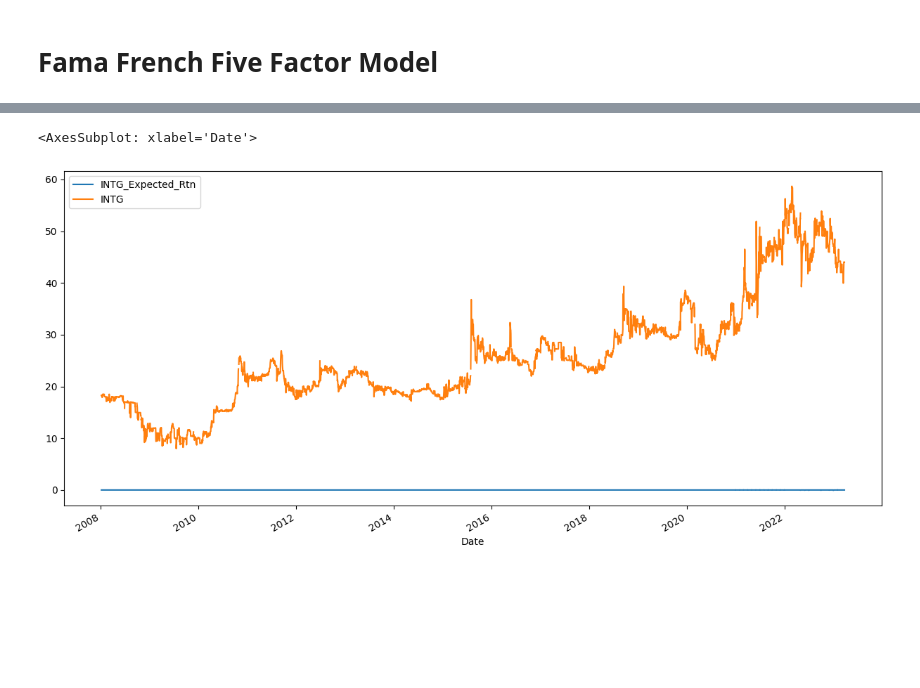
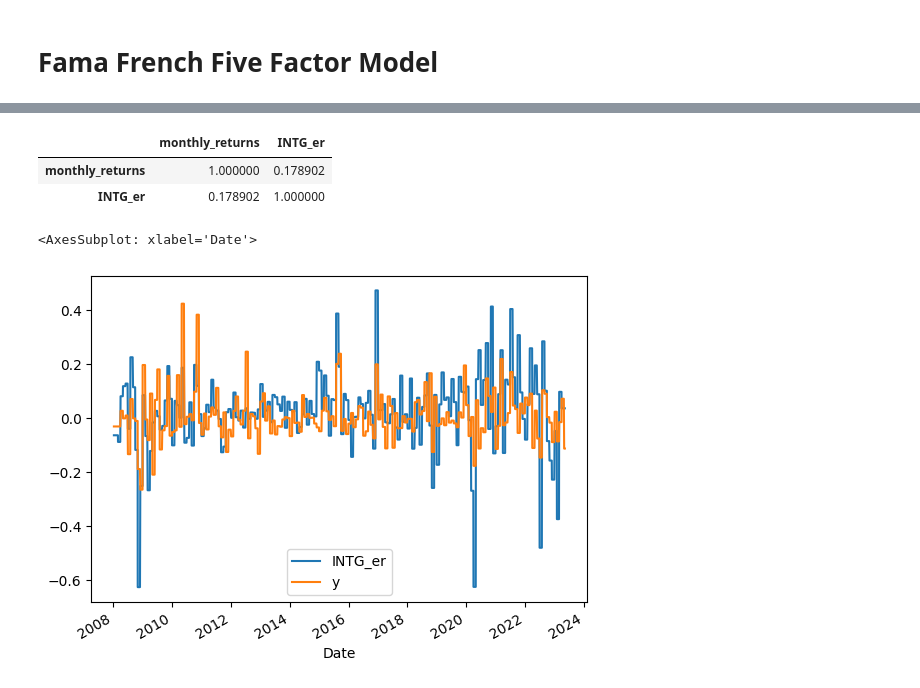
Before and after one commit to jboesen/ajs-trading-bot, a Jupyter notebook: 5.2 FFF Portfolio.ipynb, the cells around one changed output, grey strips where cells are left out. Drawn from its saved outputs; the diff is of its cells as text; code cells hidden in the pictures; blank space fills up the shorter version.

```diff
--- a/5.2 FFF Portfolio.ipynb
+++ b/5.2 FFF Portfolio.ipynb
@@ -118,0 +32,5 @@ Index(['Date', 'SPY', 'INTG', 'HFBL', 'SFBC', 'AIRT', 'EEA', 'CSD', 'GBLI',
+# %%
+df = pd.DataFrame(vbt.YFData.download(symbols=['INTG']).data['INTG']['Close'])
+df.index = df.index.tz_localize(None)
+df = df.dropna()
+df.rename(columns={'Close': 'INTG'}, inplace=True)
@@ -119,16 +72,16 @@ Index(['Date', 'SPY', 'INTG', 'HFBL', 'SFBC', 'AIRT', 'EEA', 'CSD', 'GBLI',
 # %%
 def get_coefs(df, ticker):
   y = df['y']
-  X = df[['market_premium', 'size_premium', 'value_premium', 'risk_prem', 'risk-free']]
-  X = sm.add_constant(X)
+  X = df[['size_premium', 'value_premium', 'risk_prem', 'risk-free']]
+  poly = PolynomialFeatures(degree=3, include_bias=False)
+  X_poly = poly.fit_transform(X)
+  X = sm.add_constant(X_poly)
   # get all x rows with no null values
-  print(X[X.notnull().any(axis=1)])
   ff_model = sm.OLS(y, X).fit()
-  print(ff_model.params)
+  print(ff_model.summary())
   predicted_y = ff_model.predict(X)
-
   # update the expected returns column with the latest prediction
-  df[f'{ticker}_Expected_Rtn'] = predicted_y / 30
-  return df
-get_coefs(intg, 'INTG')
+  df[f'{ticker}_er'] = predicted_y / 30
+  return (df, ff_model)
+preds = get_coefs(intg, 'INTG')
 # %% [output]
@@ -212,6 +239,13 @@ Length: 4009, dtype: float64
-# %%
-# plot expected returns versus actual returns
-df[['INTG_Expected_Rtn', 'INTG']].plot(figsize=(15, 7))
-# %% [output]
-<AxesSubplot: xlabel='Date'>
-[figure, removed]
+# %%
+r2_score(test_preds['monthly_returns'], test_preds['INTG_er'])
+test_preds[['monthly_returns', 'INTG_er']].corr()
+# %% [output]
+|  | monthly_returns | INTG_er |
+| monthly_returns | 1.000000 | 0.178902 |
+| INTG_er | 0.178902 | 1.000000 |
+# %%
+preds['INTG_er'] /= 3
+preds.plot('Date', ['INTG_er', 'y'], kind='line')
+# %% [output]
+<AxesSubplot: xlabel='Date'>
+[figure, added]
```
Also changed, not shown: parts of 18 cells of this notebook, 5 other files.
